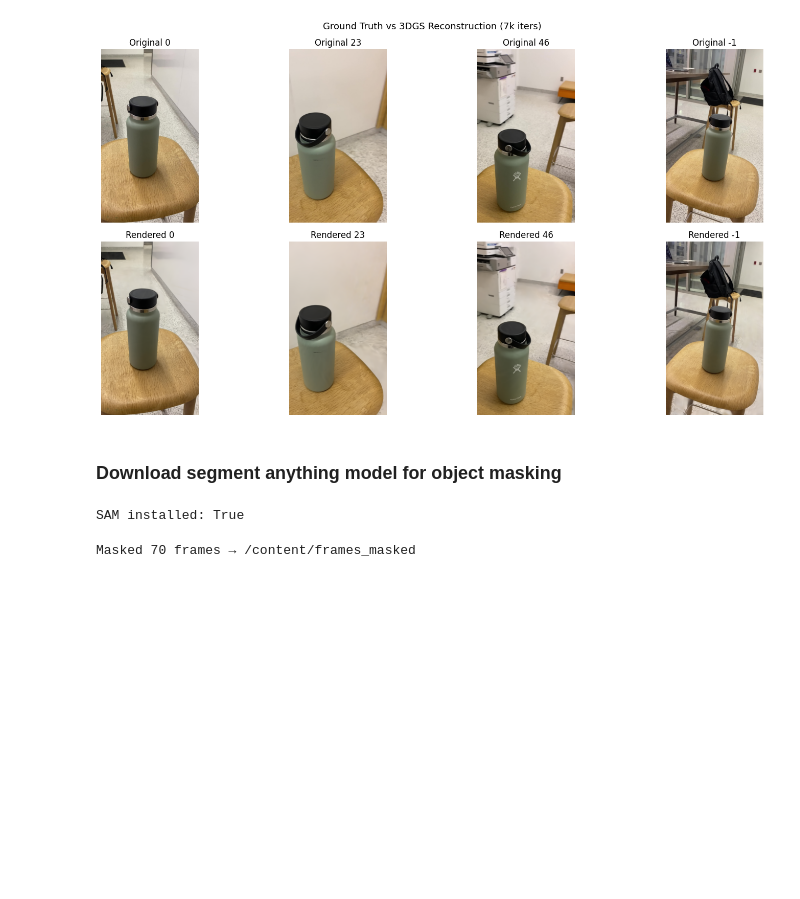
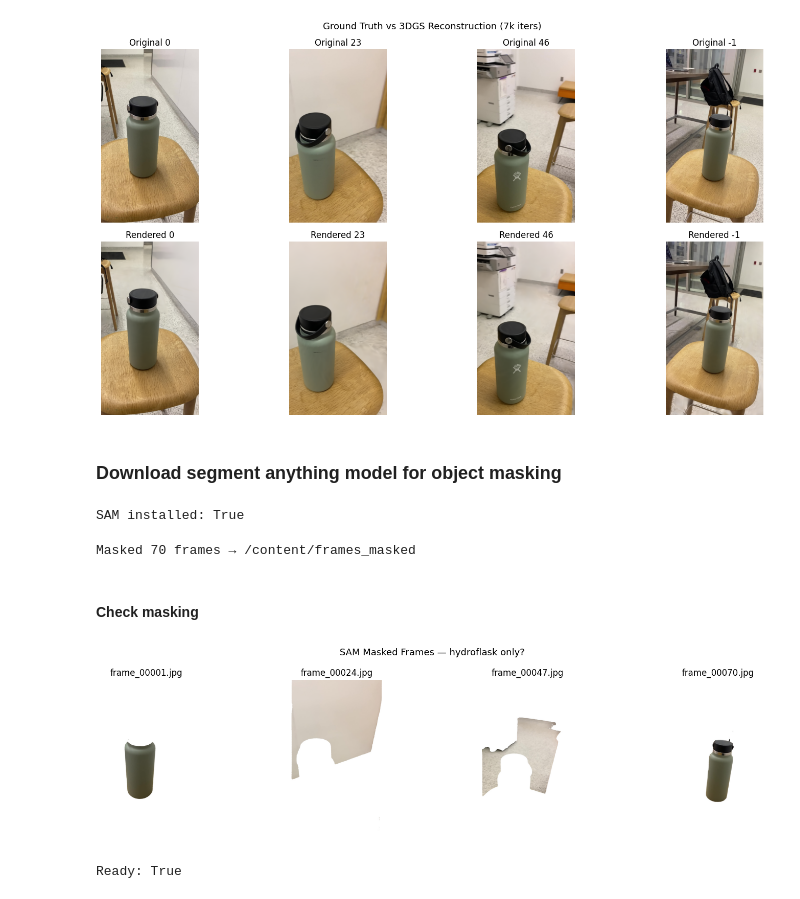
Before and after one commit to manny-serrano/TrueRender, a Jupyter notebook: notebooks/reconstruction.ipynb, the cells around one changed output. Drawn from its saved outputs; the diff is of its cells as text; code cells hidden in the pictures; blank space fills up the shorter version.

Commit message:
switch to sam2 to get better masking of object

```diff
--- a/notebooks/reconstruction.ipynb
+++ b/notebooks/reconstruction.ipynb
@@ -461,3 +461,37 @@ for fname in frames:
 print(f"Masked {len(frames)} frames → {masked_dir}")
 # %% [output]
 Masked 70 frames → /content/frames_masked
+# %% [markdown]
+#### Check masking
+# %%
+# Cell 20 — Preview masked frames
+import matplotlib.pyplot as plt
+import matplotlib.image as mpimg
+import os
+
+masked_dir = "/content/frames_masked"
+frames = sorted(os.listdir(masked_dir))
+
+fig, axes = plt.subplots(1, 4, figsize=(16, 4))
+indices = [0, len(frames)//3, 2*len(frames)//3, -1]
+for ax, i in zip(axes, indices):
+    img = mpimg.imread(f"{masked_dir}/{frames[i]}")
+    ax.imshow(img)
+    ax.set_title(frames[i])
+    ax.axis("off")
+plt.suptitle("SAM Masked Frames — hydroflask only?", fontsize=13)
+plt.tight_layout()
+plt.show()
+# %% [output]
+[figure, added]
+# %%
+# Cell 23 — Download SAM 2.1 checkpoint
+import os
+os.makedirs("/content/sam2/checkpoints", exist_ok=True)
+
+!wget -q -O /content/sam2/checkpoints/sam2.1_hf_b.pt \
+    https://dl.fbaipublicfiles.com/segment_anything_2/092824/sam2.1_hf_b.pt
+
+print("Ready:", os.path.exists("/content/sam2/checkpoints/sam2.1_hf_b.pt"))
+# %% [output]
+Ready: True
```
Also changed, not shown: parts of 3 cells of this notebook.
